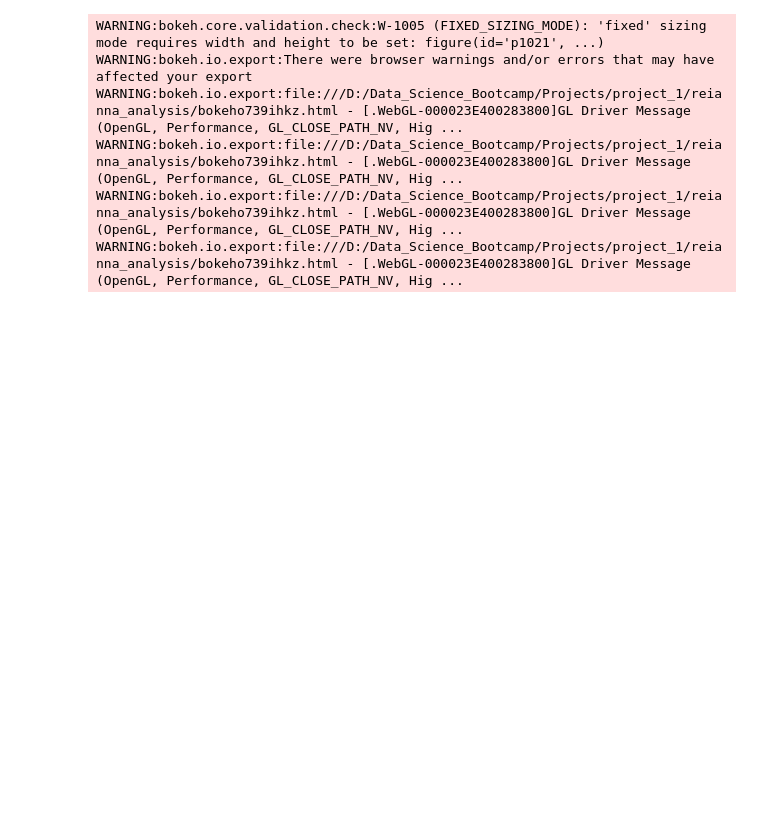
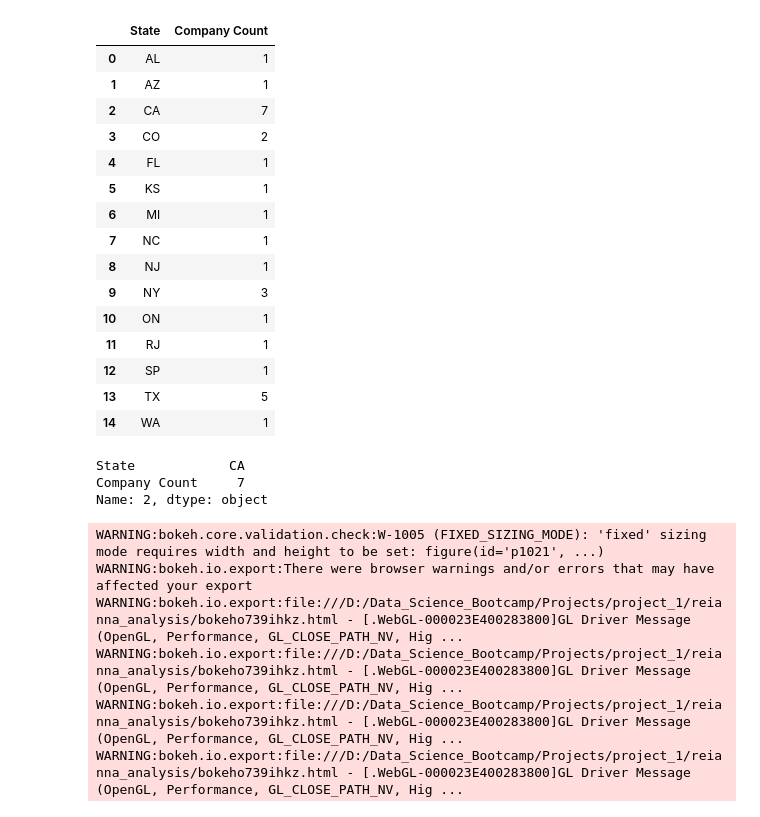
Before and after one commit to ReiannaLiu/project_1, a Jupyter notebook: reianna_analysis/geostock.ipynb, the cells around one changed output. Drawn from its saved outputs; the diff is of its cells as text; code cells hidden in the pictures; blank space fills up the shorter version.

```diff
--- a/reianna_analysis/geostock.ipynb
+++ b/reianna_analysis/geostock.ipynb
@@ -62,6 +62,40 @@ for index, row in top_30_df.iterrows():
         print(f"Cannot find lat/lng for {row['address_combined']}")
 # %%
 top_30_df[["Ticker", "company", "state", "address_combined", "Lat", "Lng"]].to_csv("Resources/geo_info.csv", index=False)
+# %%
+# Grouping by state and counting companies in each state
+state_concentration = top_30_df.groupby('state')['Ticker'].count().reset_index()
+
+# Renaming columns for clarity
+state_concentration.columns = ['State', 'Company Count']
+
+# Sorting in descending order to find the most concentrated state
+most_concentrated_state = state_concentration.sort_values(by='Company Count', ascending=False).iloc[0]
+# %%
+state_concentration
+# %% [output]
+|  | State | Company Count |
+| 0 | AL | 1 |
+| 1 | AZ | 1 |
+| 2 | CA | 7 |
+| 3 | CO | 2 |
+| 4 | FL | 1 |
+| 5 | KS | 1 |
+| 6 | MI | 1 |
+| 7 | NC | 1 |
+| 8 | NJ | 1 |
+| 9 | NY | 3 |
+| 10 | ON | 1 |
+| 11 | RJ | 1 |
+| 12 | SP | 1 |
+| 13 | TX | 5 |
+| 14 | WA | 1 |
+# %%
+most_concentrated_state
+# %% [output]
+State            CA
+Company Count     7
+Name: 2, dtype: object
 # %%
 # Create the map plot using hvplot
 map_plot = top_30_df.hvplot.points(
```
Also changed, not shown: 4 other files.
